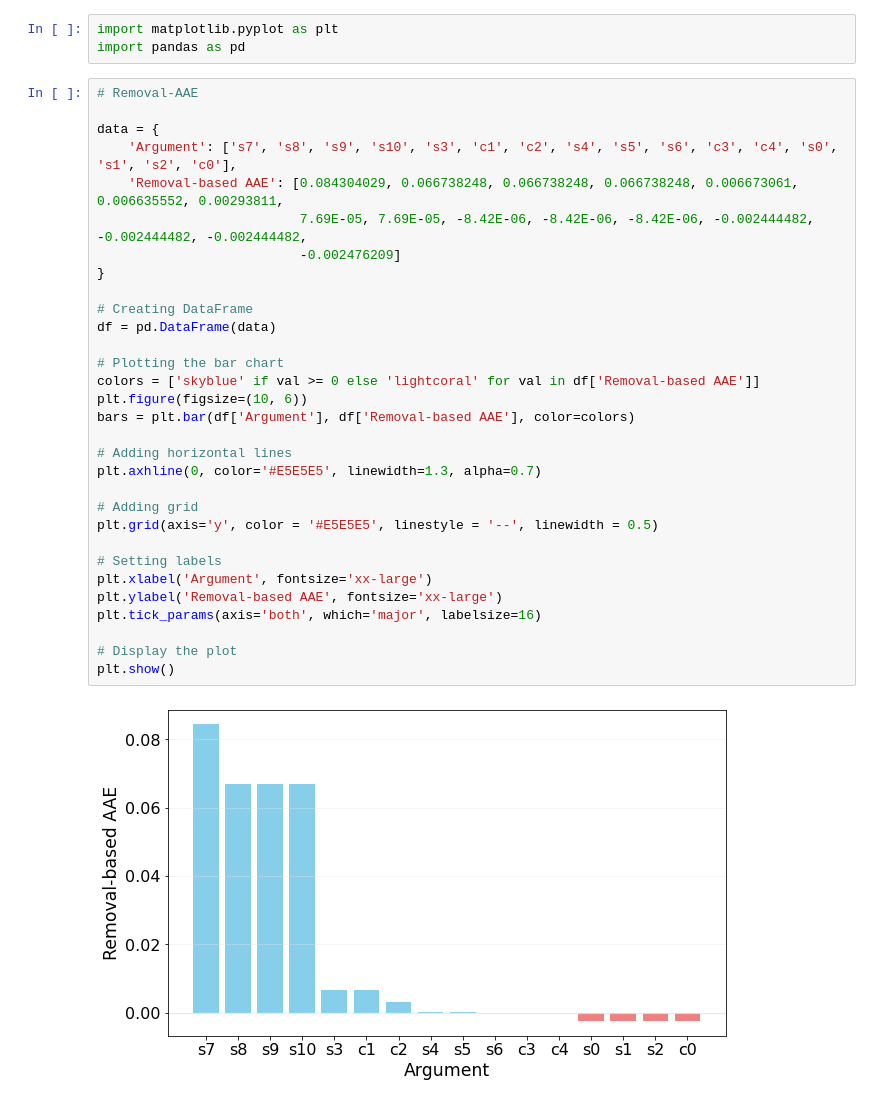
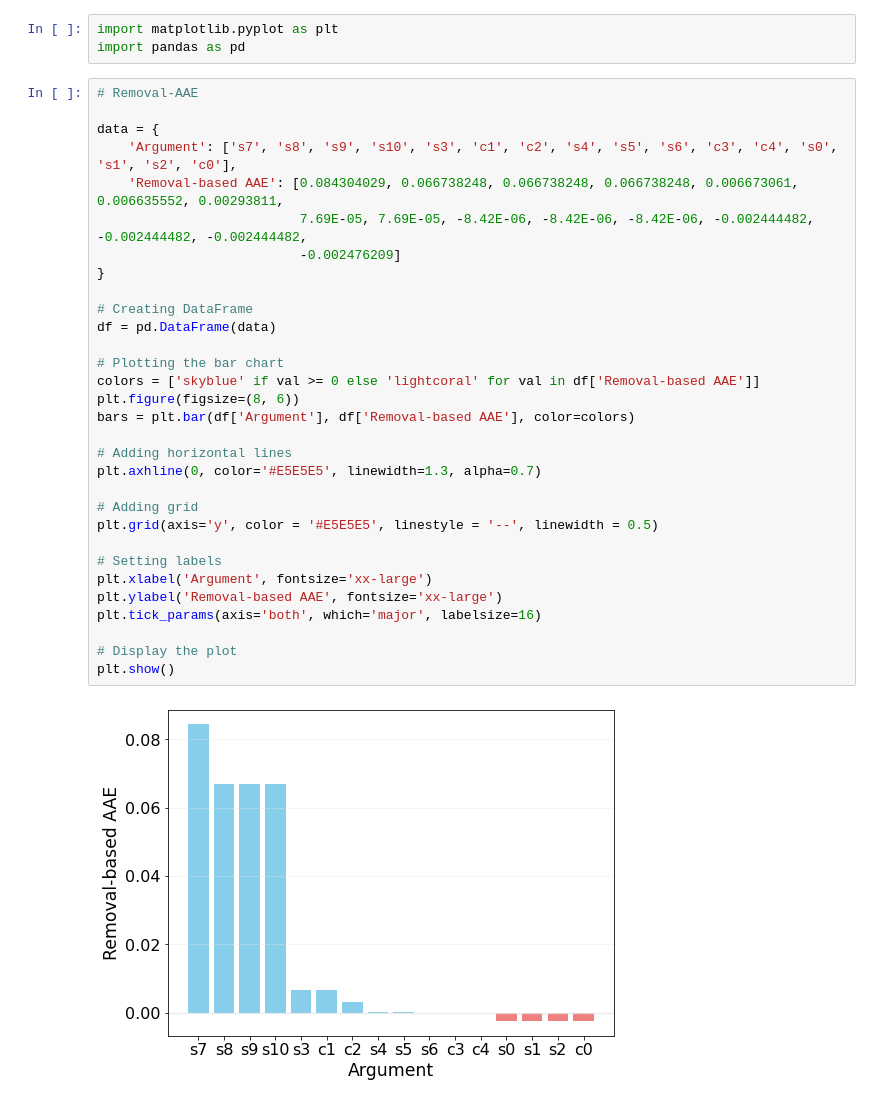
Before and after one commit to XiangYin2021/TD-QBAF-AAE-RAE, a Jupyter notebook: TD-QBAF-plot.ipynb, the cells around one changed output. Drawn from its saved outputs; the diff is of its cells as text.

```diff
--- a/TD-QBAF-plot.ipynb
+++ b/TD-QBAF-plot.ipynb
@@ -5,35 +5,35 @@ import pandas as pd
 # Removal-AAE
 
 data = {
     'Argument': ['s7', 's8', 's9', 's10', 's3', 'c1', 'c2', 's4', 's5', 's6', 'c3', 'c4', 's0', 's1', 's2', 'c0'],
     'Removal-based AAE': [0.084304029, 0.066738248, 0.066738248, 0.066738248, 0.006673061, 0.006635552, 0.00293811,
                           7.69E-05, 7.69E-05, -8.42E-06, -8.42E-06, -8.42E-06, -0.002444482, -0.002444482, -0.002444482,
                           -0.002476209]
 }
 
 # Creating DataFrame
 df = pd.DataFrame(data)
 
 # Plotting the bar chart
 colors = ['skyblue' if val >= 0 else 'lightcoral' for val in df['Removal-based AAE']]
-plt.figure(figsize=(10, 6))
+plt.figure(figsize=(8, 6))
 bars = plt.bar(df['Argument'], df['Removal-based AAE'], color=colors)
 
 # Adding horizontal lines
 plt.axhline(0, color='#E5E5E5', linewidth=1.3, alpha=0.7)
 
 # Adding grid
 plt.grid(axis='y', color = '#E5E5E5', linestyle = '--', linewidth = 0.5)
 
 # Setting labels
 plt.xlabel('Argument', fontsize='xx-large')
 plt.ylabel('Removal-based AAE', fontsize='xx-large')
 plt.tick_params(axis='both', which='major', labelsize=16)
 
 # Display the plot
 plt.show()
 # %% [output]
-[figure, old version]
+[figure, new version]
 # %%
 # Shapley-AAE
 
```
Also changed, not shown: parts of 5 cells of this notebook.
